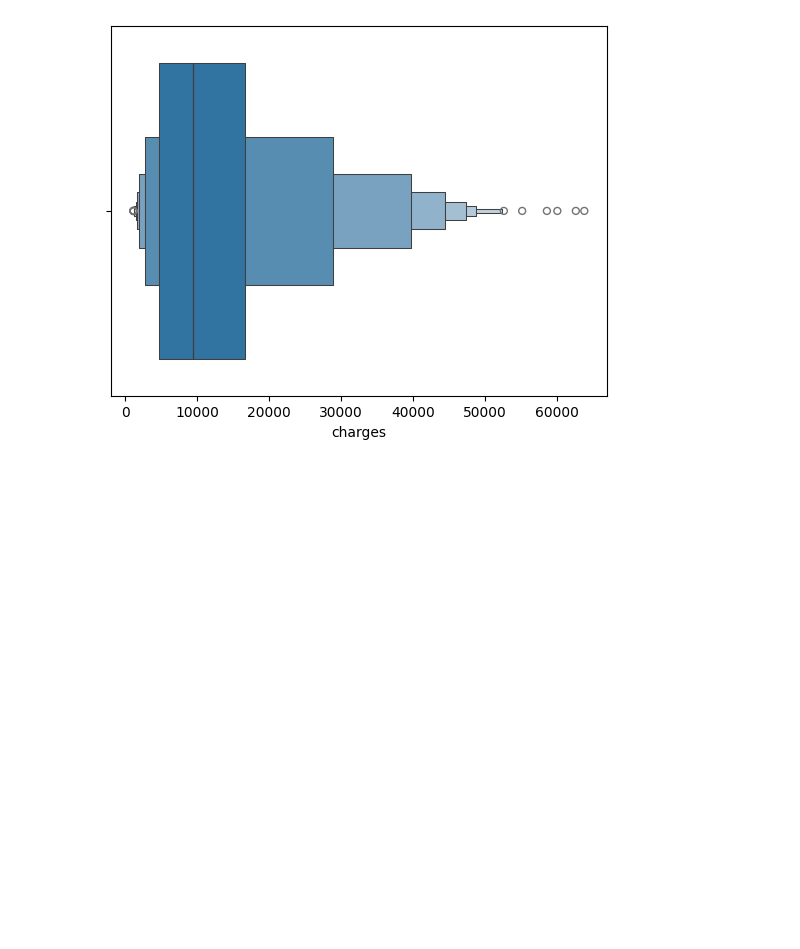
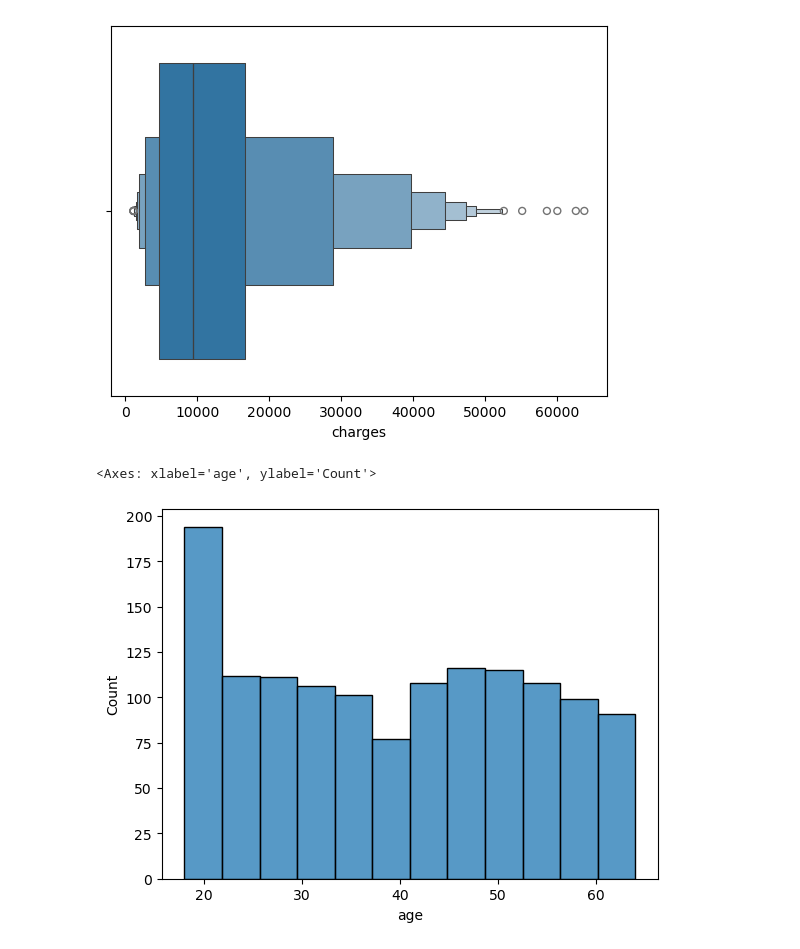
Before and after one commit to tania-saburova/data_analytics, a Jupyter notebook: Regression/Regression.ipynb, the cells around one changed output. Saved outputs shown, nothing was run; the diff lists cells and outputs as text; code cells hidden in the pictures; blank space fills up the shorter version.

```diff
--- a/Regression/Regression.ipynb
+++ b/Regression/Regression.ipynb
@@ -43,3 +43,8 @@ sns.boxenplot(x=insurance['charges'])
 # %% [output]
 <Axes: xlabel='charges'>
 [figure]
+# %%
+sns.histplot(x=insurance['age'])
+# %% [output]
+<Axes: xlabel='age', ylabel='Count'>
+[figure, added]
```
Also changed, not shown: parts of 4 cells of this notebook, 5 other files.
